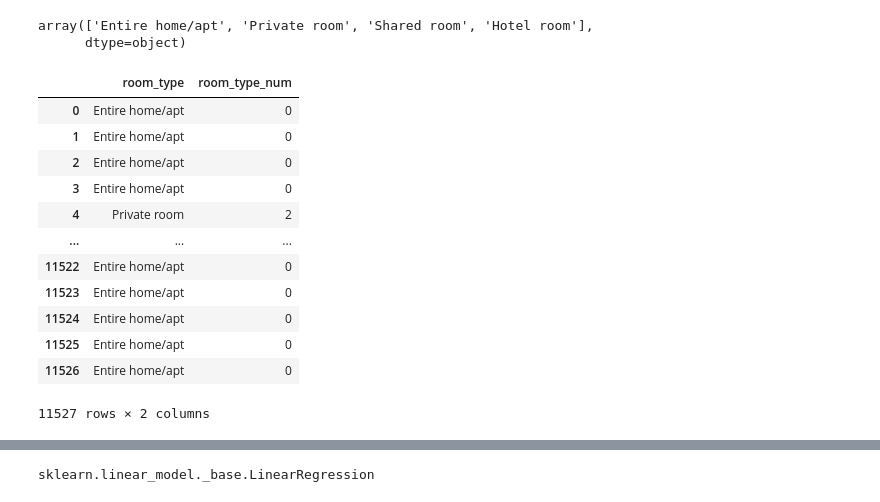
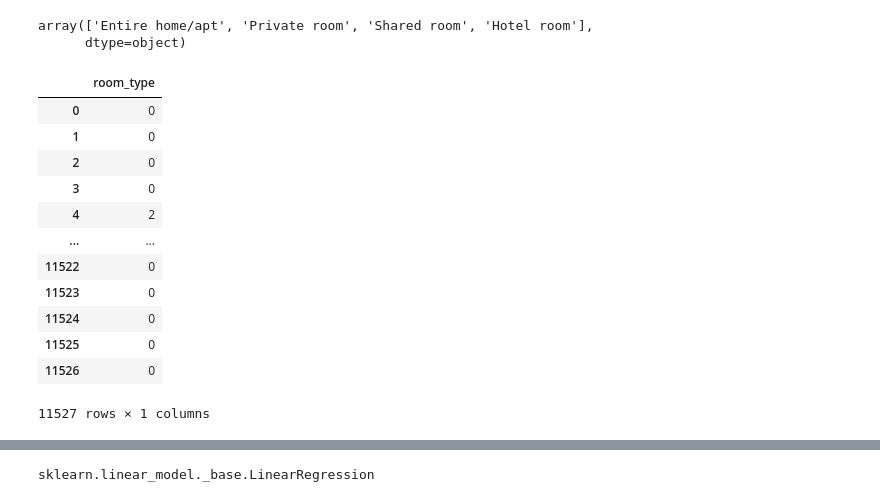
Before and after one commit to GabLopezAl/Regresion-Lineal-Simple-Y-Multiple, a Jupyter notebook: Codigo_Berlin.ipynb, the cells around one changed output, grey strips where cells are left out. Drawn from its saved outputs; the diff is of its cells as text; code cells hidden in the pictures.

```diff
--- a/Codigo_Berlin.ipynb
+++ b/Codigo_Berlin.ipynb
@@ -41,31 +41,31 @@ array(['Entire home/apt', 'Private room', 'Shared room', 'Hotel room'],
 # %%
 # Convertimos datos tipo str a int o float
 from sklearn.preprocessing import LabelEncoder
 
 # Crea una instancia de LabelEncoder
 le = LabelEncoder()
 
 # Ajusta el encoder a la columna 'room_type' y la transforma
-df_berlin['room_type_num'] = le.fit_transform(df_berlin["room_type"])
+df_berlin['room_type'] = le.fit_transform(df_berlin["room_type"])
 
 # Muestra los resultados
-df_berlin[['room_type', 'room_type_num']]
+df_berlin[['room_type']]
 
 #df_berlin["room_type_num"].unique()
 # %% [output]
-|  | room_type | room_type_num |
-| 0 | Entire home/apt | 0 |
-| 1 | Entire home/apt | 0 |
-| 2 | Entire home/apt | 0 |
-| 3 | Entire home/apt | 0 |
-| 4 | Private room | 2 |
-| ... | ... | ... |
-| 11522 | Entire home/apt | 0 |
-| 11523 | Entire home/apt | 0 |
-| 11524 | Entire home/apt | 0 |
-| 11525 | Entire home/apt | 0 |
-| 11526 | Entire home/apt | 0 |
+|  | room_type |
+| 0 | 0 |
+| 1 | 0 |
+| 2 | 0 |
+| 3 | 0 |
+| 4 | 2 |
+| ... | ... |
+| 11522 | 0 |
+| 11523 | 0 |
+| 11524 | 0 |
+| 11525 | 0 |
+| 11526 | 0 |
-11527 rows × 2 columns
+11527 rows × 1 columns
 # %%
 # Graficar el scatter plot de las variables dependientes e independientes
 from turtle import color
```
Also changed, not shown: parts of 13 cells of this notebook.
